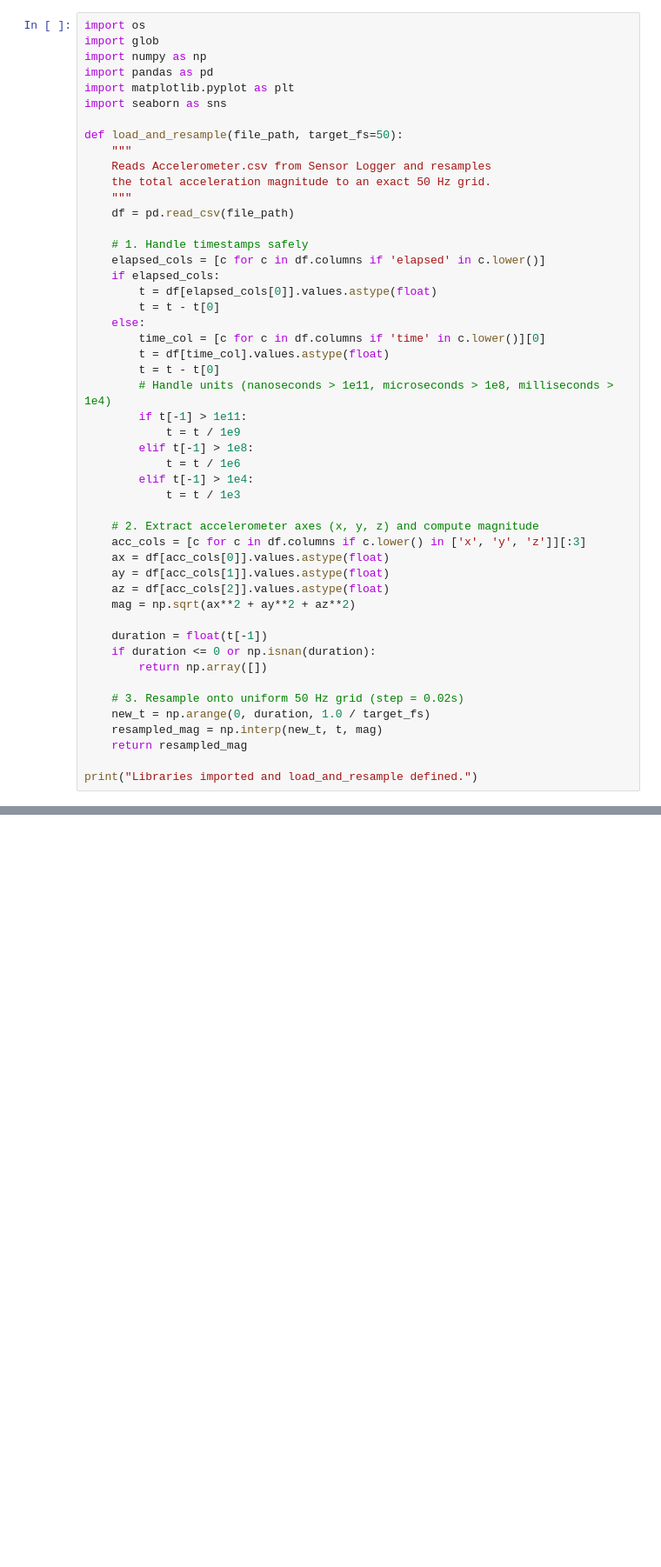
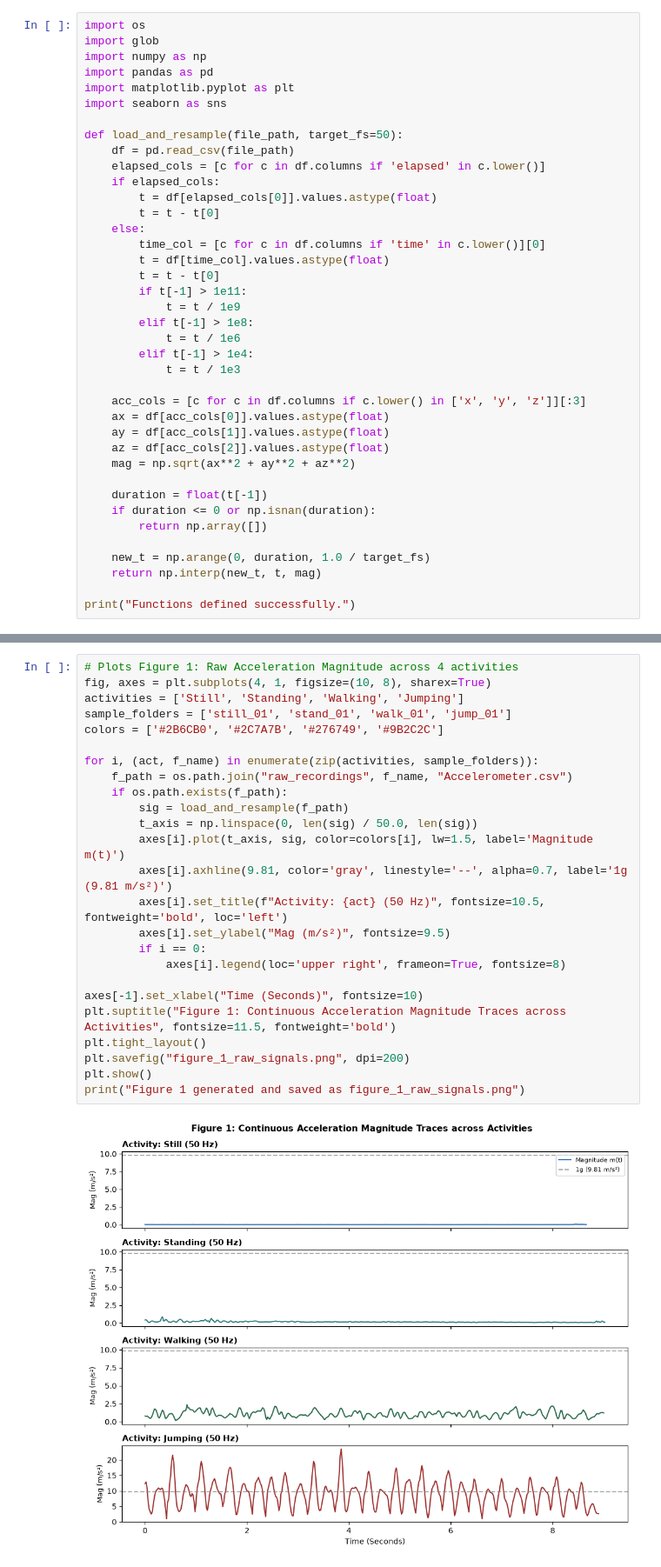
Before and after one commit to Uwimpaye-yve/HMM-Human-Activity-Recognition, a Jupyter notebook: HMM_Activity_Recognition.ipynb, the cells around one changed output, grey strips where cells are left out. Shown at 87% size. Saved outputs shown, nothing was run; the diff lists cells and outputs as text; blank space fills up the shorter version.

```diff
--- a/HMM_Activity_Recognition.ipynb
+++ b/HMM_Activity_Recognition.ipynb
@@ -10,13 +10,7 @@ import matplotlib.pyplot as plt
 import seaborn as sns
 
 def load_and_resample(file_path, target_fs=50):
-    """
-    Reads Accelerometer.csv from Sensor Logger and resamples
-    the total acceleration magnitude to an exact 50 Hz grid.
-    """
     df = pd.read_csv(file_path)
-
-    # 1. Handle timestamps safely
     elapsed_cols = [c for c in df.columns if 'elapsed' in c.lower()]
     if elapsed_cols:
         t = df[elapsed_cols[0]].values.astype(float)
@@ -25,7 +19,6 @@ def load_and_resample(file_path, target_fs=50):
         time_col = [c for c in df.columns if 'time' in c.lower()][0]
         t = df[time_col].values.astype(float)
         t = t - t[0]
-        # Handle units (nanoseconds > 1e11, microseconds > 1e8, milliseconds > 1e4)
         if t[-1] > 1e11:
             t = t / 1e9
         elif t[-1] > 1e8:
@@ -33,7 +26,6 @@ def load_and_resample(file_path, target_fs=50):
         elif t[-1] > 1e4:
             t = t / 1e3
 
-    # 2. Extract accelerometer axes (x, y, z) and compute magnitude
     acc_cols = [c for c in df.columns if c.lower() in ['x', 'y', 'z']][:3]
     ax = df[acc_cols[0]].values.astype(float)
     ay = df[acc_cols[1]].values.astype(float)
@@ -44,10 +36,8 @@ def load_and_resample(file_path, target_fs=50):
     if duration <= 0 or np.isnan(duration):
         return np.array([])
 
-    # 3. Resample onto uniform 50 Hz grid (step = 0.02s)
     new_t = np.arange(0, duration, 1.0 / target_fs)
-    resampled_mag = np.interp(new_t, t, mag)
-    return resampled_mag
+    return np.interp(new_t, t, mag)
 
-print("Libraries imported and load_and_resample defined.")
+print("Functions defined successfully.")
 # %% [output]
@@ -54,0 +45,27 @@ Libraries imported and load_and_resample defined.
+# %%
+# Plots Figure 1: Raw Acceleration Magnitude across 4 activities
+fig, axes = plt.subplots(4, 1, figsize=(10, 8), sharex=True)
+activities = ['Still', 'Standing', 'Walking', 'Jumping']
+sample_folders = ['still_01', 'stand_01', 'walk_01', 'jump_01']
+colors = ['#2B6CB0', '#2C7A7B', '#276749', '#9B2C2C']
+
+for i, (act, f_name) in enumerate(zip(activities, sample_folders)):
+    f_path = os.path.join("raw_recordings", f_name, "Accelerometer.csv")
+    if os.path.exists(f_path):
+        sig = load_and_resample(f_path)
+        t_axis = np.linspace(0, len(sig) / 50.0, len(sig))
+        axes[i].plot(t_axis, sig, color=colors[i], lw=1.5, label='Magnitude m(t)')
+        axes[i].axhline(9.81, color='gray', linestyle='--', alpha=0.7, label='1g (9.81 m/s²)')
+        axes[i].set_title(f"Activity: {act} (50 Hz)", fontsize=10.5, fontweight='bold', loc='left')
+        axes[i].set_ylabel("Mag (m/s²)", fontsize=9.5)
+        if i == 0:
+            axes[i].legend(loc='upper right', frameon=True, fontsize=8)
+
+axes[-1].set_xlabel("Time (Seconds)", fontsize=10)
+plt.suptitle("Figure 1: Continuous Acceleration Magnitude Traces across Activities", fontsize=11.5, fontweight='bold')
+plt.tight_layout()
+plt.savefig("figure_1_raw_signals.png", dpi=200)
+plt.show()
+print("Figure 1 generated and saved as figure_1_raw_signals.png")
+# %% [output]
+[figure, added]
```
Also changed, not shown: parts of 8 cells of this notebook, 5 other files.
